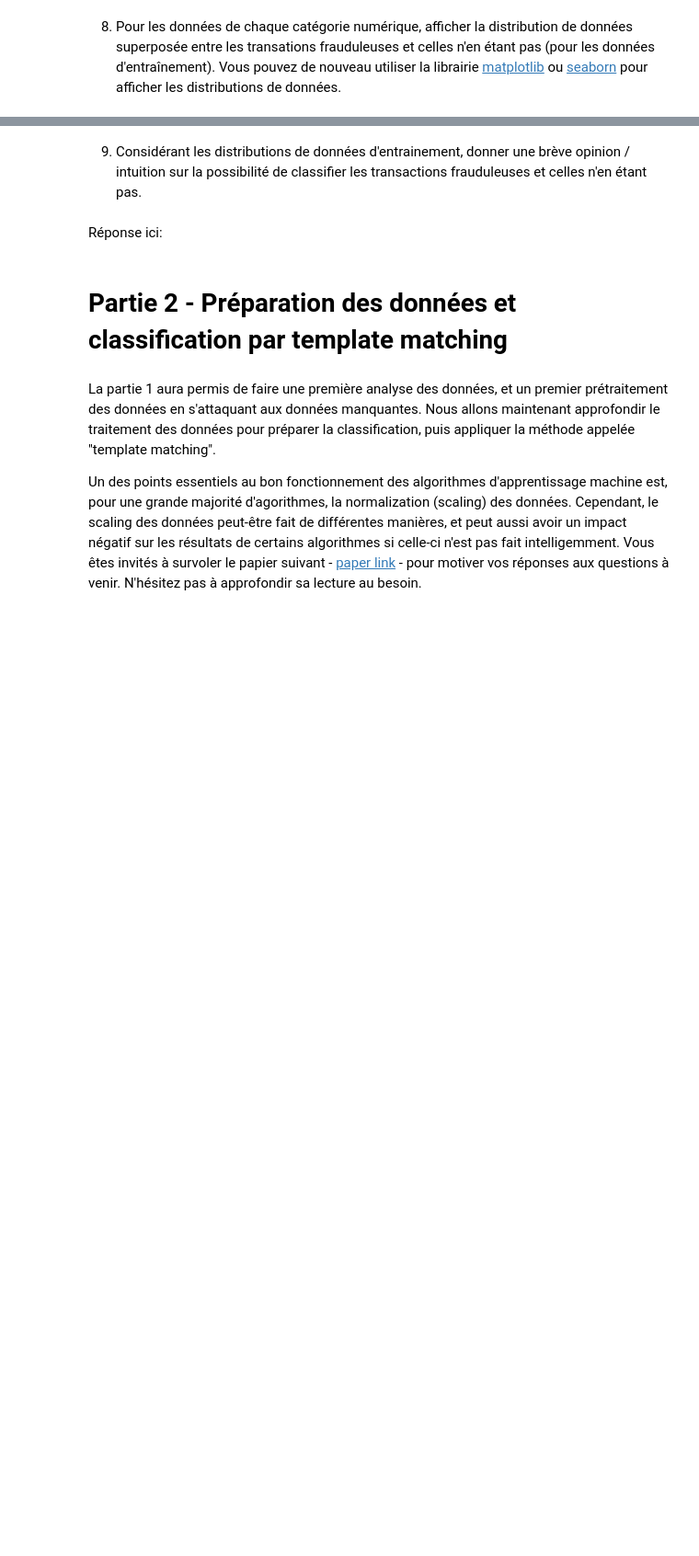
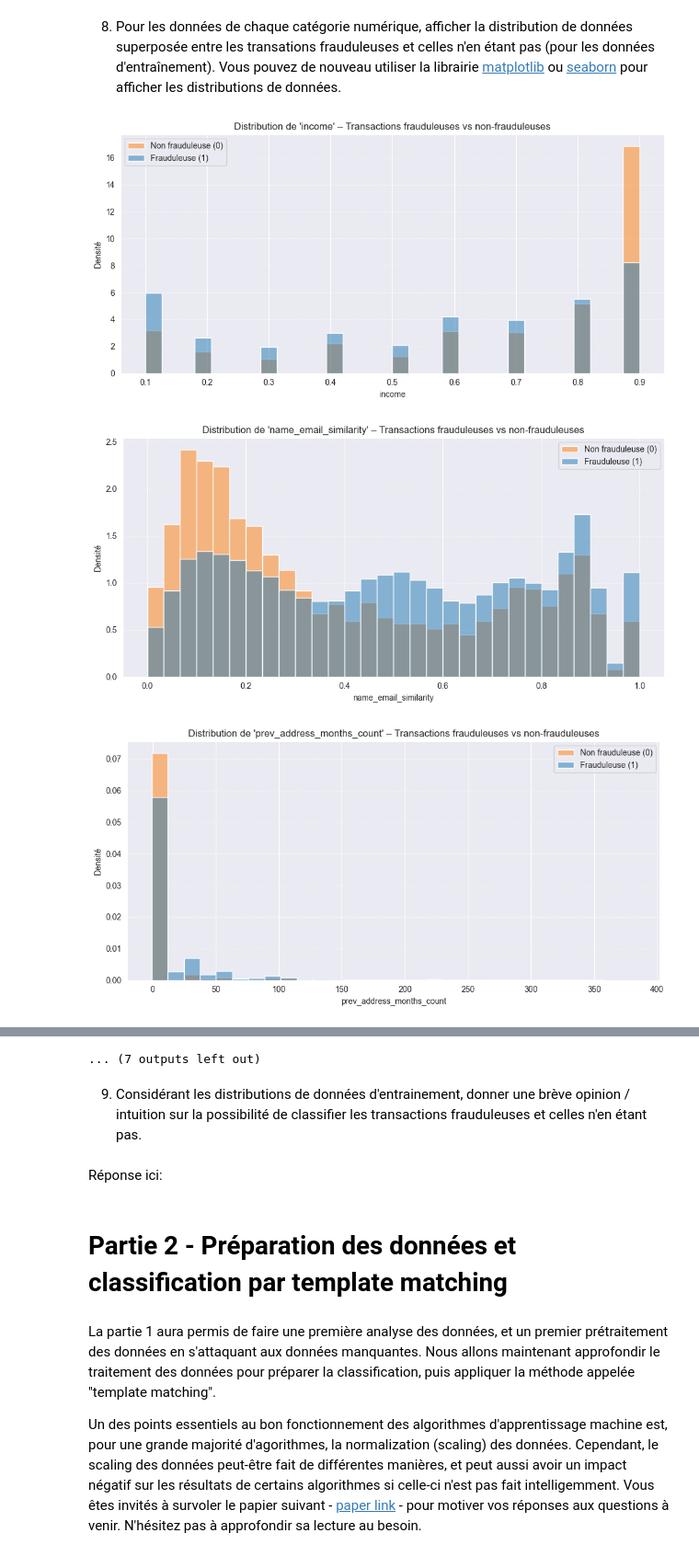
Before and after one commit to zachyjello/Gti771-Labs, a Jupyter notebook: Gti771-Lab1/Lab1_GTI771_E25_Ver1.ipynb, the cells around one changed output, grey strips where cells are left out. Shown at 92% size. Drawn from its saved outputs; the diff is of its cells as text; code cells hidden in the pictures; blank space fills up the shorter version.

```diff
--- a/Gti771-Lab1/Lab1_GTI771_E25_Ver1.ipynb
+++ b/Gti771-Lab1/Lab1_GTI771_E25_Ver1.ipynb
@@ -167,2 +390,28 @@ Afficher une liste pour chaque catégorie de données (numérique *numeric_colum
 # %% [markdown]
 8. Pour les données de chaque catégorie numérique, afficher la distribution de données superposée entre les transations frauduleuses et celles n'en étant pas (pour les données d'entraînement). Vous pouvez de nouveau utiliser la librairie [matplotlib](https://matplotlib.org/) ou [seaborn](https://seaborn.pydata.org/) pour afficher les distributions de données.
+# %%
+# On suppose que X_train contient les features et y_train les étiquettes
+Xy_train = X_train.copy()
+Xy_train["fraud_bool"] = y_train  # on ajoute la cible dans le DataFrame
+
+# Liste des colonnes numériques (hors bool)
+numeric_columns = [
+    col for col in X_train.select_dtypes(include=["number"]).columns
+    if set(X_train[col].dropna().unique()).difference({0, 1})
+]
+
+# Pour chaque colonne numérique, afficher la distribution superposée
+for col in numeric_columns:
+    plt.figure(figsize=(10, 5))
+    sns.histplot(data=Xy_train, x=col, hue="fraud_bool", bins=30, stat="density", common_norm=False)
+    plt.title(f"Distribution de '{col}' – Transactions frauduleuses vs non-frauduleuses")
+    plt.xlabel(col)
+    plt.ylabel("Densité")
+    plt.legend(labels=["Non frauduleuse (0)", "Frauduleuse (1)"])
+    plt.grid(axis='y', linestyle='--', alpha=0.6)
+    plt.tight_layout()
+    plt.show()
+# %% [output]
+[figure, added]
+[figure, added]
+[figure, added]
@@ -169,3 +427,4 @@ Afficher une liste pour chaque catégorie de données (numérique *numeric_colum
+... (7 outputs left out)
 # %% [markdown]
 9. Considérant les distributions de données d'entrainement, donner une brève opinion / intuition sur la possibilité de classifier les transactions frauduleuses et celles n'en étant pas.
 # %% [markdown]
```
Also changed, not shown: parts of 24 cells of this notebook.
